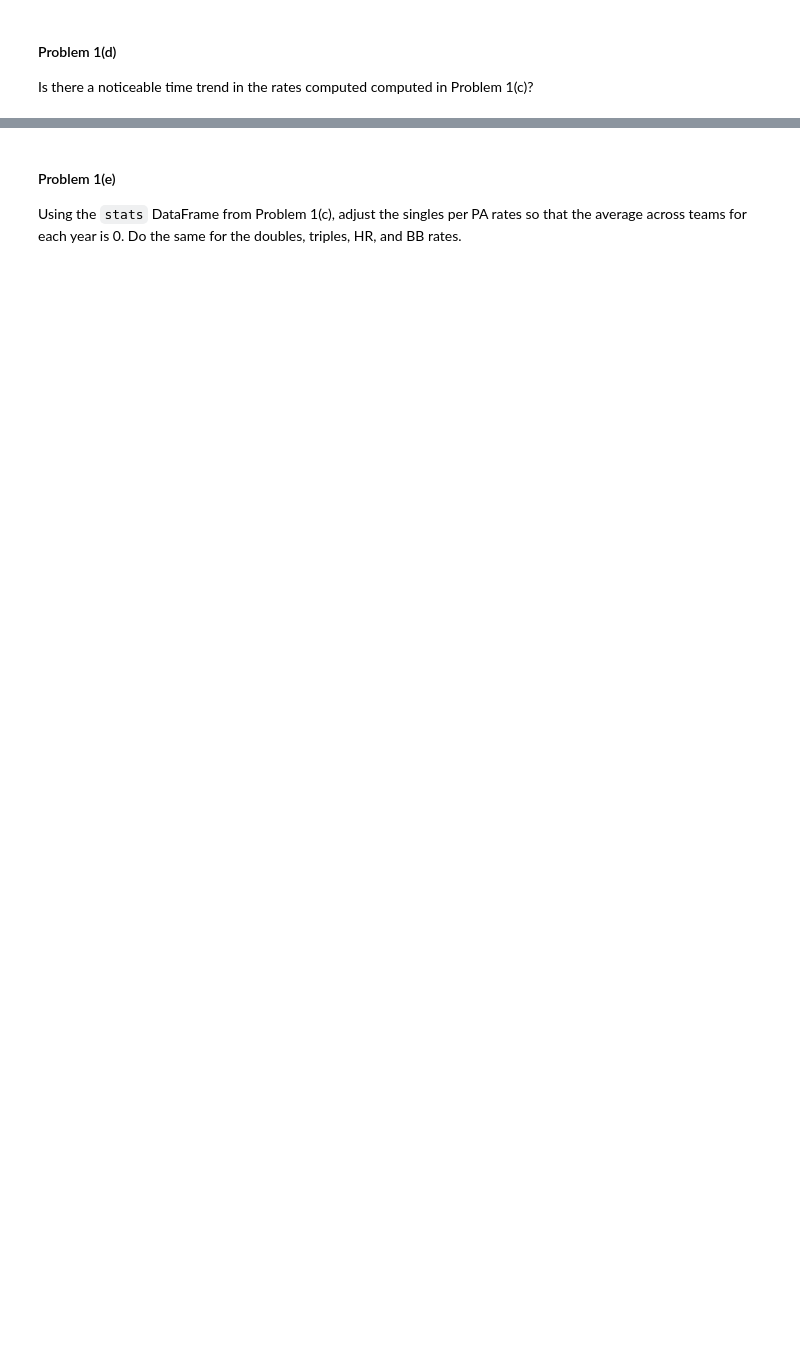
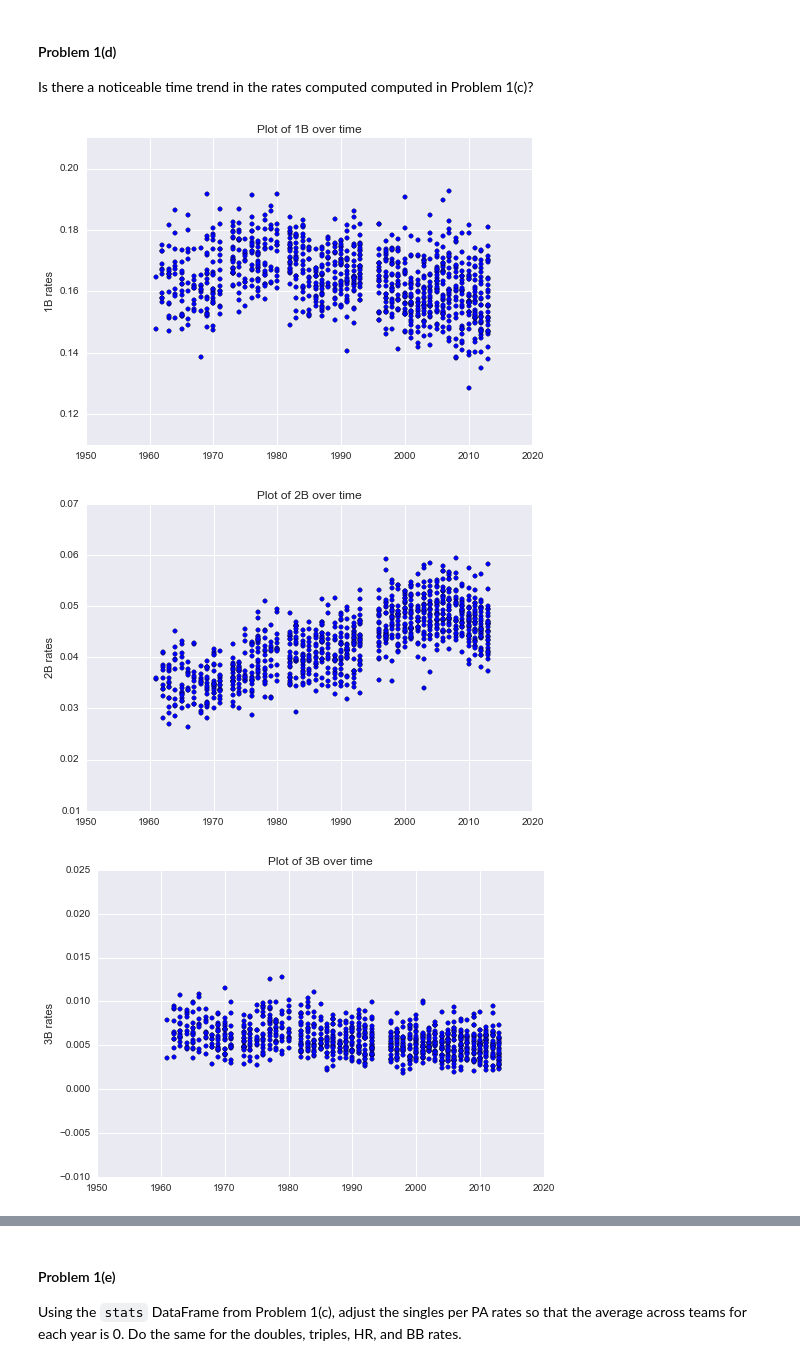
Before and after one commit to zchen1018/CS109-Harvard, a Jupyter notebook: Homework/HW3.ipynb, the cells around one changed output, grey strips where cells are left out. Drawn from its saved outputs; the diff is of its cells as text; code cells hidden in the pictures; blank space fills up the shorter version.

```diff
--- a/Homework/HW3.ipynb
+++ b/Homework/HW3.ipynb
@@ -123,0 +122,12 @@ Now, consider only team/season combinations in which the teams played 162 Games.
+# %%
+### Your code here ###
+stats = teams[(teams['yearID'] >= 1947) & (teams['G'] == 162)].copy()
+
+stats['1B'] = stats['H'] - stats['2B'] - stats['3B'] - stats['HR']
+stats['PA'] = stats['BB'] + stats['AB']
+
+for col in ['1B', '2B', '3B', 'HR', 'BB']:
+    stats[col] = stats[col] / stats['PA']
+
+stats = stats[['teamID', 'yearID', 'W', '1B', '2B', '3B', 'HR', 'BB']]
+stats.head()
@@ -129,0 +145,11 @@ Is there a noticeable time trend in the rates computed computed in Problem 1(c)?
+# %%
+### Your code here ###
+for col in ['1B', '2B', '3B', 'HR', 'BB']:
+    plt.scatter(stats['yearID'], stats[col])
+    plt.ylabel(str(col) + " rates")
+    plt.title("Plot of " + str(col) + " over time")
+    plt.show()
+# %% [output]
+[figure, added]
+[figure, added]
+[figure, added]
```
Also changed, not shown: parts of 34 cells of this notebook.
